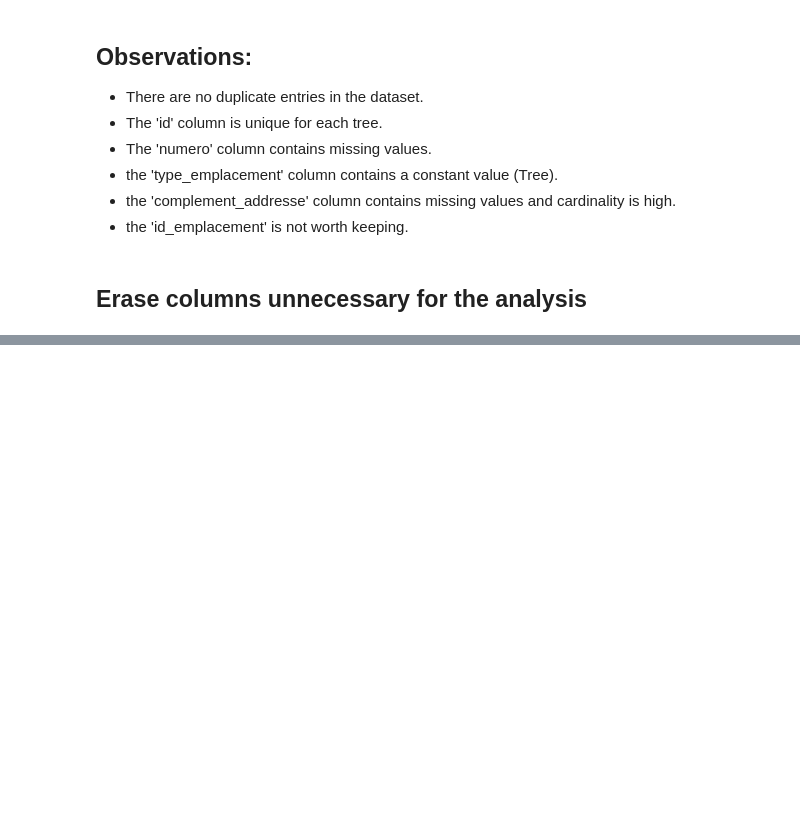
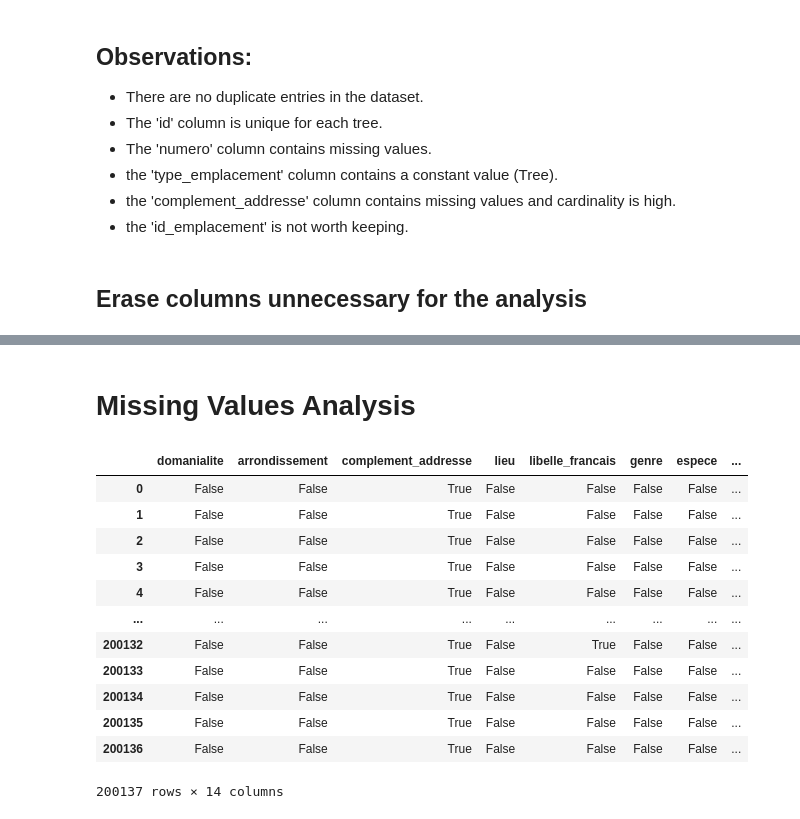
Before and after one commit to preudh/OC_IA_P2_concours_smart_city, a Jupyter notebook: notebooks/smartcity.ipynb, the cells around one changed output, grey strips where cells are left out. Drawn from its saved outputs; the diff is of its cells as text; code cells hidden in the pictures; blank space fills up the shorter version.

```diff
--- a/notebooks/smartcity.ipynb
+++ b/notebooks/smartcity.ipynb
@@ -239,0 +260,18 @@ df.head() # Display the first few rows of the DataFrame
+# %% [markdown]
+# Missing Values Analysis
+# %%
+df.isna() # Check for missing values, false means no missing values for each row
+# %% [output]
+|  | domanialite | arrondissement | complement_addresse | lieu | libelle_francais | genre | espece | ... |
+| 0 | False | False | True | False | False | False | False | ... |
+| 1 | False | False | True | False | False | False | False | ... |
+| 2 | False | False | True | False | False | False | False | ... |
+| 3 | False | False | True | False | False | False | False | ... |
+| 4 | False | False | True | False | False | False | False | ... |
+| ... | ... | ... | ... | ... | ... | ... | ... | ... |
+| 200132 | False | False | True | False | True | False | False | ... |
+| 200133 | False | False | True | False | False | False | False | ... |
+| 200134 | False | False | True | False | False | False | False | ... |
+| 200135 | False | False | True | False | False | False | False | ... |
+| 200136 | False | False | True | False | False | False | False | ... |
+200137 rows × 14 columns
```
Also changed, not shown: parts of 15 cells of this notebook.
